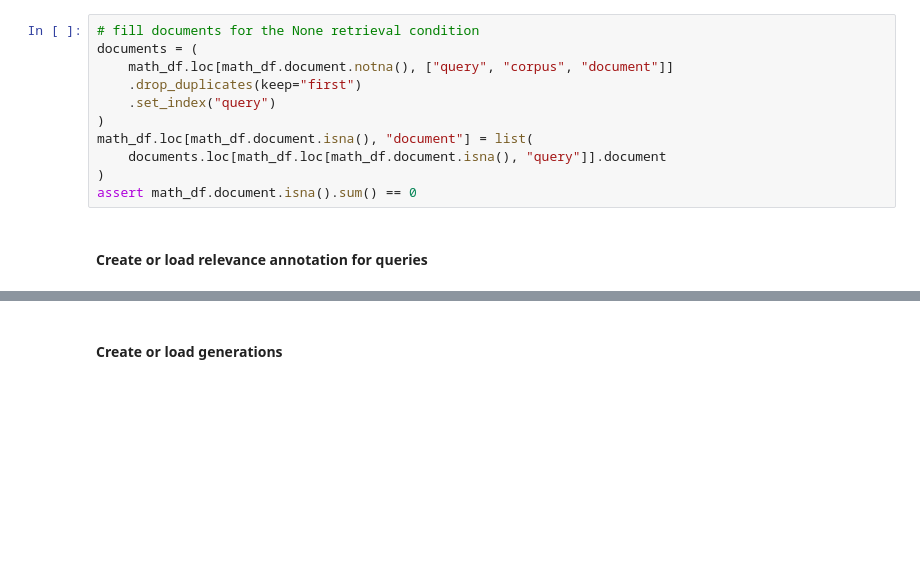
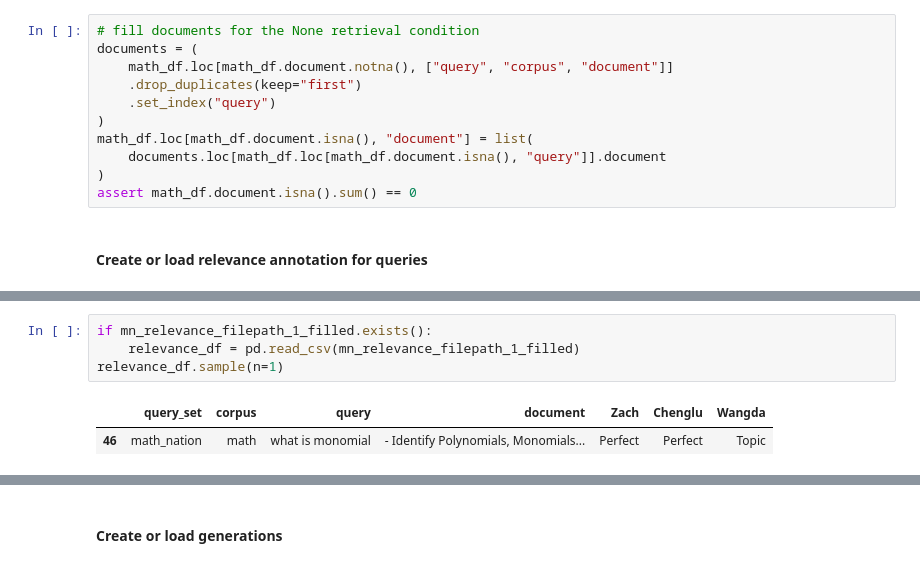
Before and after one commit to DigitalHarborFoundation/rag-for-math-qa, a Jupyter notebook: notebooks/SurveyDataAnalysis.ipynb, the cells around one changed output, grey strips where cells are left out. Cells and saved outputs as stored; diff of their text form; blank space fills up the shorter version.

```diff
--- a/notebooks/SurveyDataAnalysis.ipynb
+++ b/notebooks/SurveyDataAnalysis.ipynb
@@ -666,0 +661,7 @@ query_df.sample(n=1)
+# %%
+if mn_relevance_filepath_1_filled.exists():
+    relevance_df = pd.read_csv(mn_relevance_filepath_1_filled)
+relevance_df.sample(n=1)
+# %% [output]
+|  | query_set | corpus | query | document | Zach | Chenglu | Wangda |
+| 46 | math_nation | math | what is monomial | - Identify Polynomials, Monomials... | Perfect | Perfect | Topic |
```
Also changed, not shown: parts of 8 cells of this notebook.
